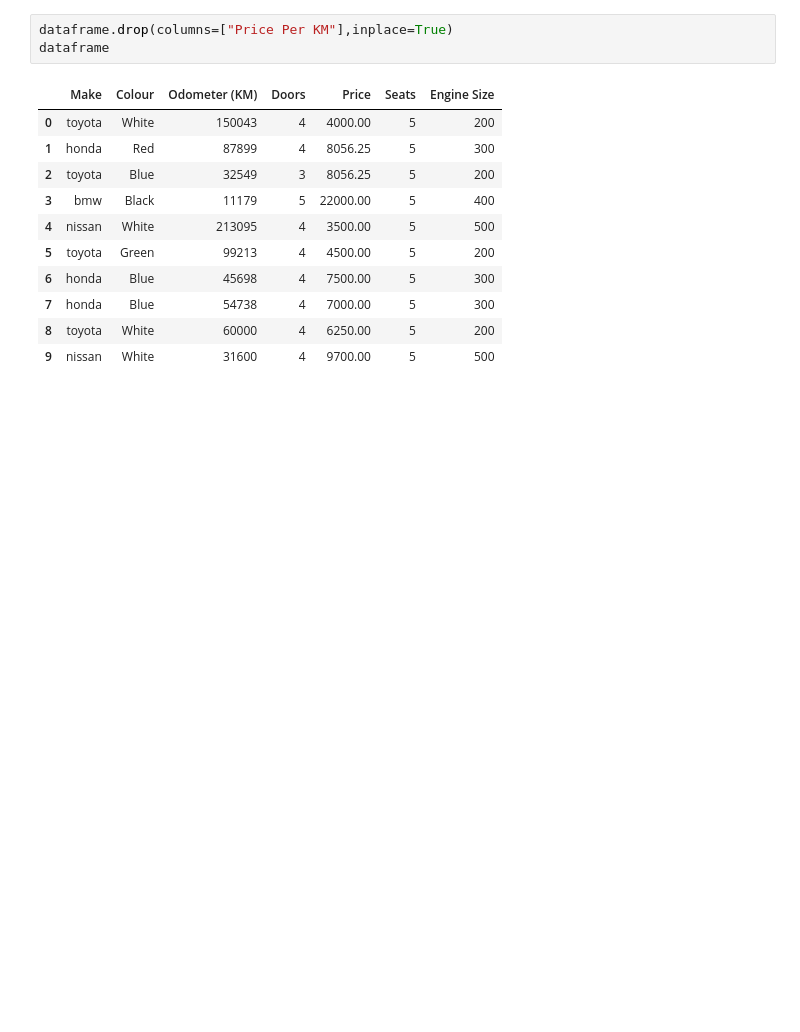
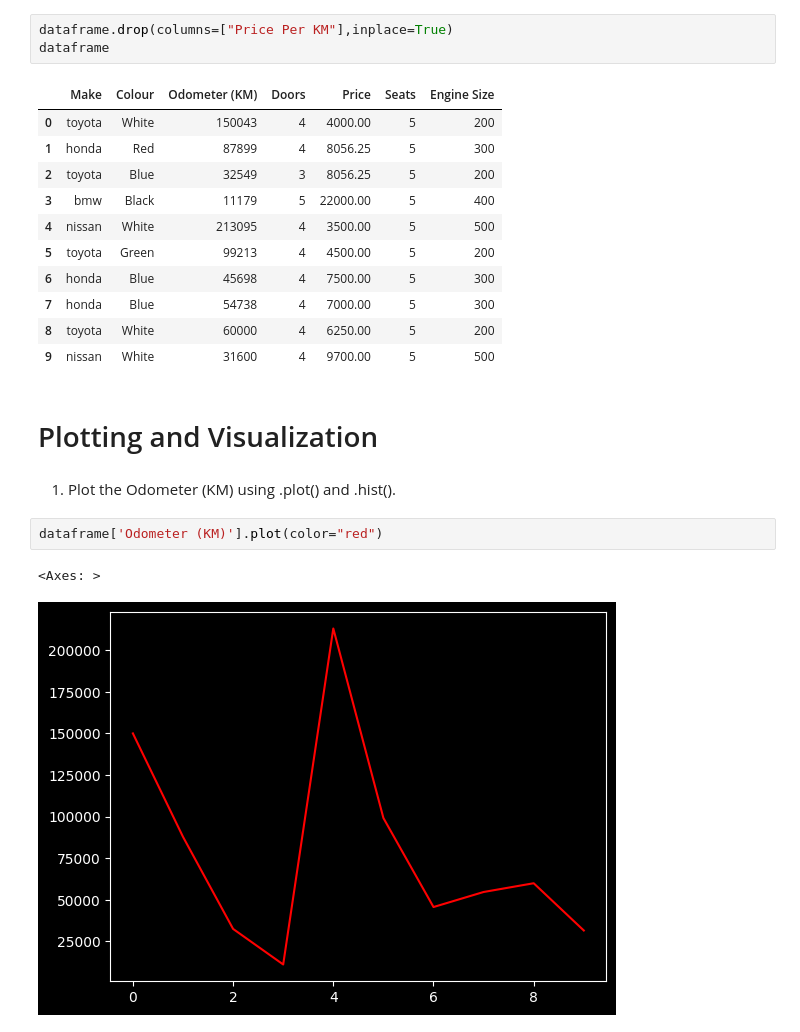
Before and after one commit to Muhammad-Bilal1605/LearningAI, a Jupyter notebook: scripts/Assignment2: Pandas.ipynb, the cells around one changed output. Saved outputs shown, nothing was run; the diff lists cells and outputs as text; blank space fills up the shorter version.

Commit message:
Plot the Odometer (KM) using .plot() and .hist().
plotted using simply.plot and .hist

```diff
--- a/scripts/Assignment2: Pandas.ipynb
+++ b/scripts/Assignment2: Pandas.ipynb
@@ -773,3 +773,12 @@ dataframe
 | 7 | honda | Blue | 54738 | 4 | 7000.00 | 5 | 300 |
 | 8 | toyota | White | 60000 | 4 | 6250.00 | 5 | 200 |
 | 9 | nissan | White | 31600 | 4 | 9700.00 | 5 | 500 |
+# %% [markdown]
+# Plotting and Visualization
+# %% [markdown]
+1) Plot the Odometer (KM) using .plot() and .hist().
+# %%
+dataframe['Odometer (KM)'].plot(color="red")
+# %% [output]
+<Axes: >
+[figure, added]
```
Also changed, not shown: parts of 1 cell of this notebook.
